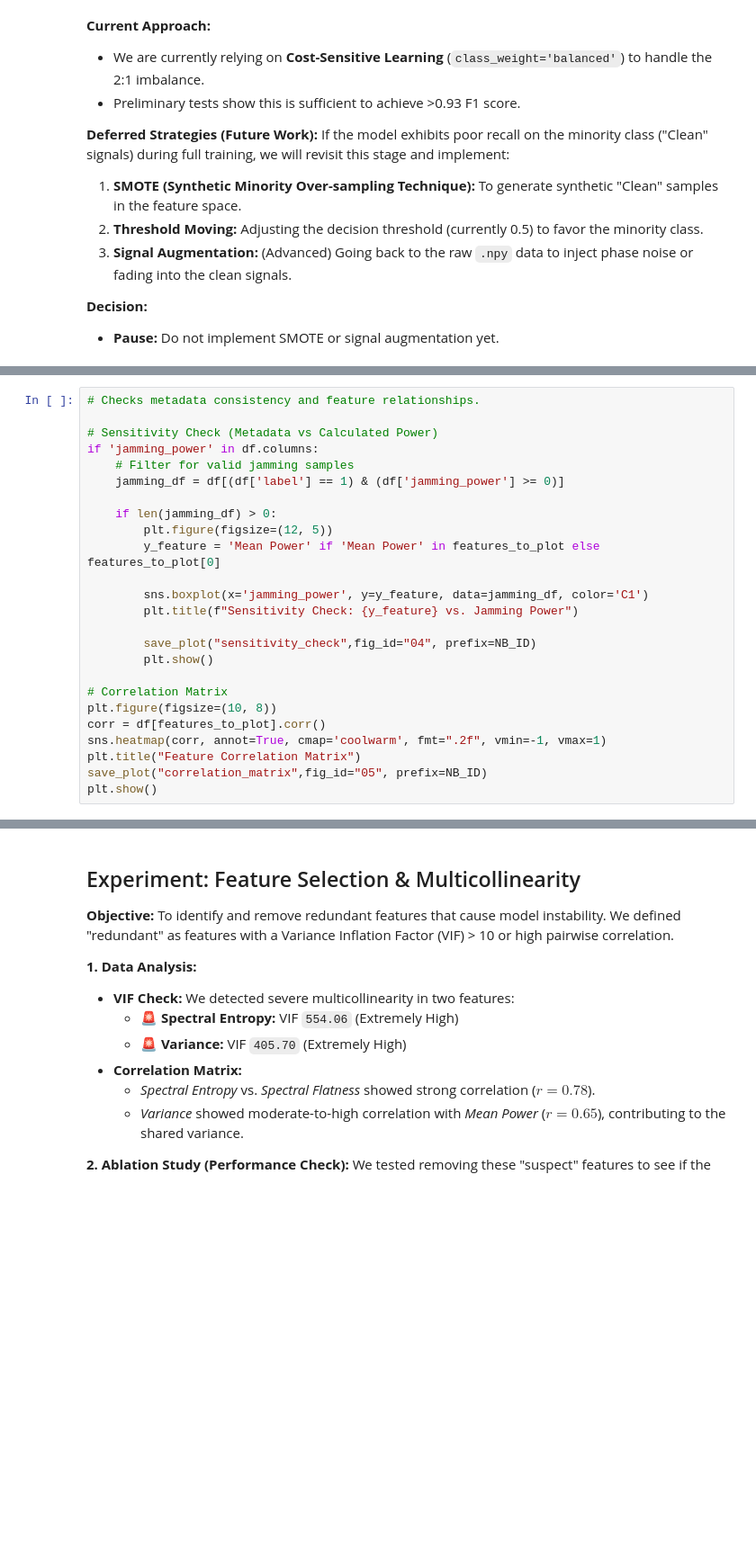
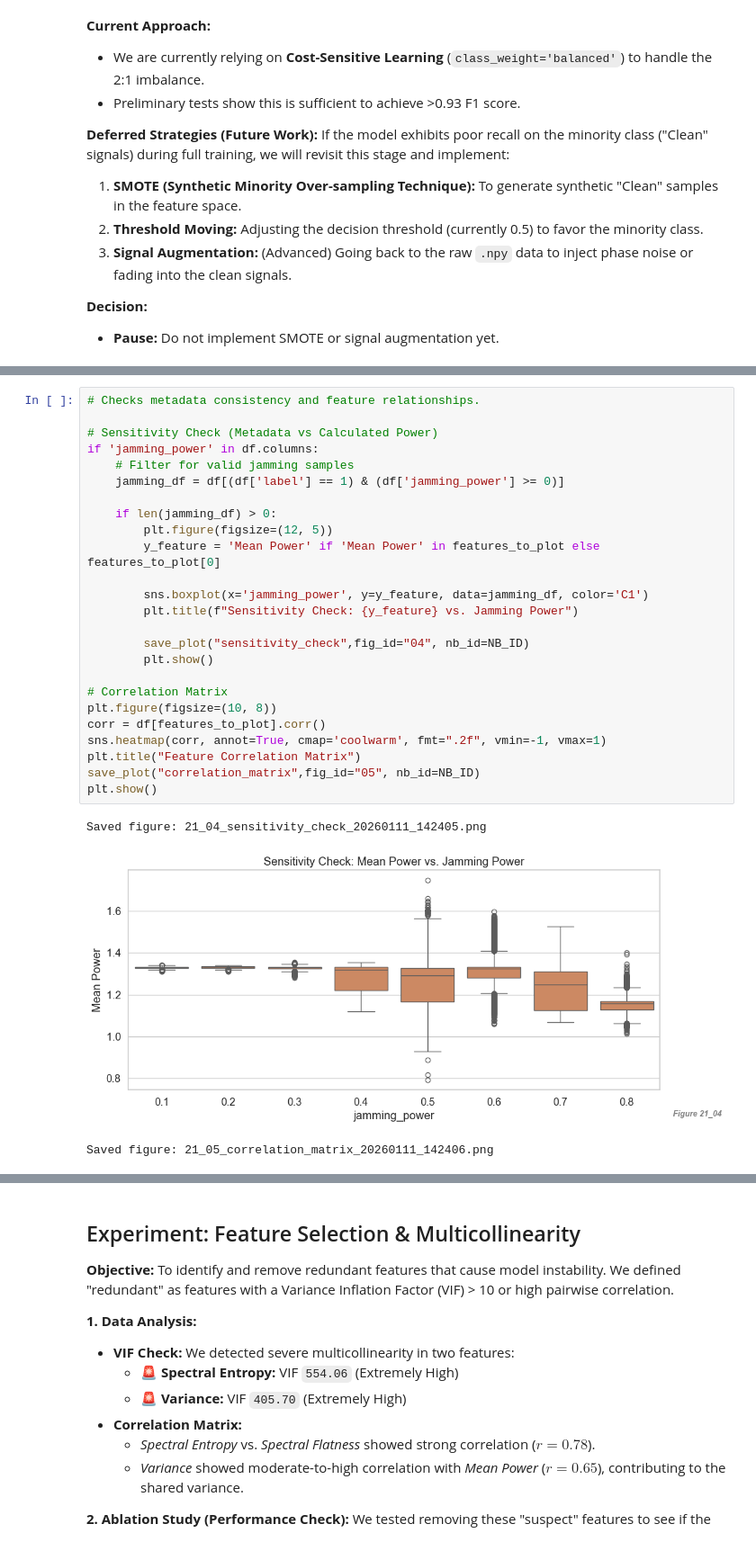
Before and after one commit to Itapit/LucidRF, a Jupyter notebook: ml/notebooks/21_visualize_dataset.ipynb, the cells around one changed output, grey strips where cells are left out. Shown at 90% size. Drawn from its saved outputs; the diff is of its cells as text; blank space fills up the shorter version.

```diff
--- a/ml/notebooks/21_visualize_dataset.ipynb
+++ b/ml/notebooks/21_visualize_dataset.ipynb
@@ -122,25 +143,29 @@ plt.show()
 # %%
 # Checks metadata consistency and feature relationships.
 
 # Sensitivity Check (Metadata vs Calculated Power)
 if 'jamming_power' in df.columns:
     # Filter for valid jamming samples
     jamming_df = df[(df['label'] == 1) & (df['jamming_power'] >= 0)]
 
     if len(jamming_df) > 0:
         plt.figure(figsize=(12, 5))
         y_feature = 'Mean Power' if 'Mean Power' in features_to_plot else features_to_plot[0]
 
         sns.boxplot(x='jamming_power', y=y_feature, data=jamming_df, color='C1')
         plt.title(f"Sensitivity Check: {y_feature} vs. Jamming Power")
 
-        save_plot("sensitivity_check",fig_id="04", prefix=NB_ID)
+        save_plot("sensitivity_check",fig_id="04", nb_id=NB_ID)
         plt.show()
 
 # Correlation Matrix
 plt.figure(figsize=(10, 8))
 corr = df[features_to_plot].corr()
 sns.heatmap(corr, annot=True, cmap='coolwarm', fmt=".2f", vmin=-1, vmax=1)
 plt.title("Feature Correlation Matrix")
-save_plot("correlation_matrix",fig_id="05", prefix=NB_ID)
+save_plot("correlation_matrix",fig_id="05", nb_id=NB_ID)
 plt.show()
+# %% [output]
+Saved figure: 21_04_sensitivity_check_20260111_142405.png
+[figure, added]
+Saved figure: 21_05_correlation_matrix_20260111_142406.png
```
Also changed, not shown: parts of 8 cells of this notebook.
